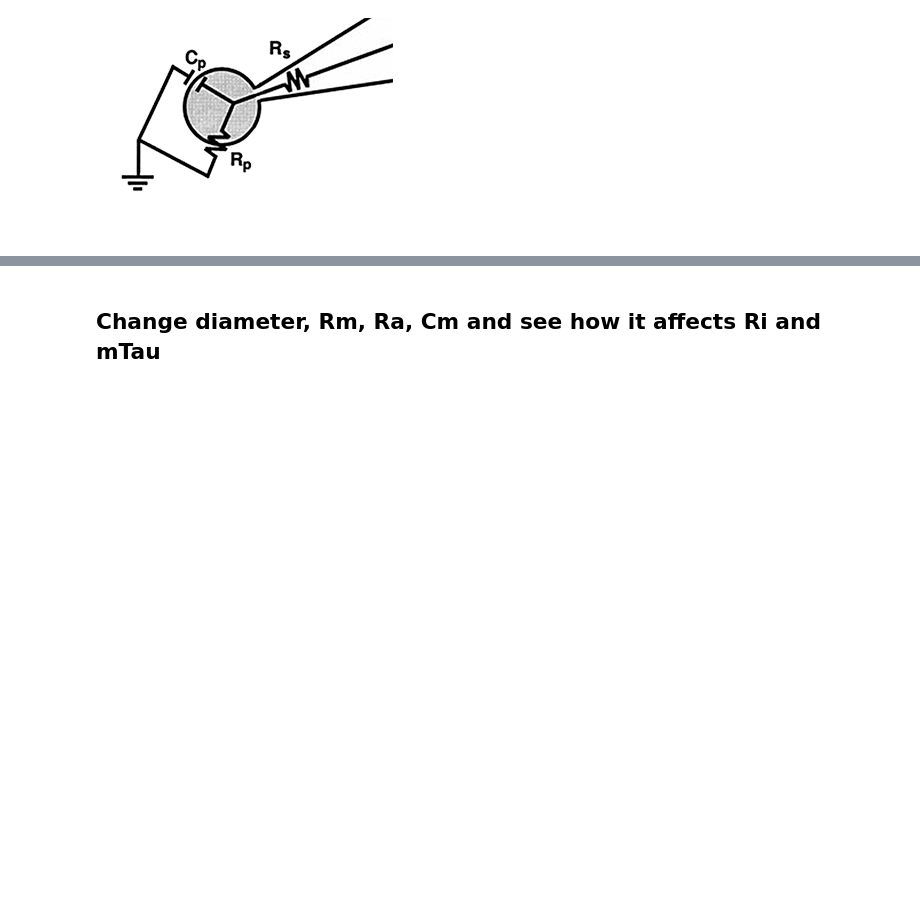
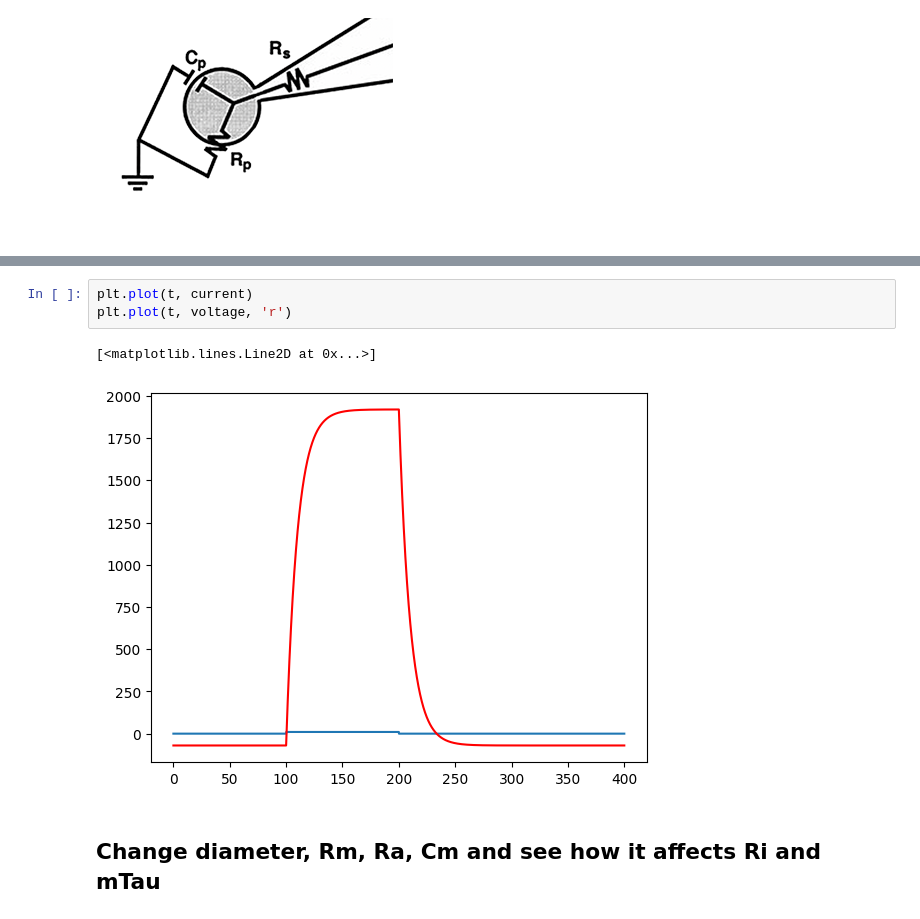
Before and after one commit to mkollo/NEURON_DEMO, a Jupyter notebook: NEURON_demo.ipynb, the cells around one changed output, grey strips where cells are left out. Drawn from its saved outputs; the diff is of its cells as text; blank space fills up the shorter version.

```diff
--- a/NEURON_demo.ipynb
+++ b/NEURON_demo.ipynb
@@ -45,3 +141,9 @@ import scipy
+# %%
+plt.plot(t, current)
+plt.plot(t, voltage, 'r')
+# %% [output]
+[<matplotlib.lines.Line2D at 0x...>]
+[figure, added]
 # %% [markdown]
 <h2>Change diameter, Rm, Ra, Cm and see how it affects Ri and mTau</h2>
 # %% [markdown]
```
Also changed, not shown: parts of 13 cells of this notebook, 1 other file.
